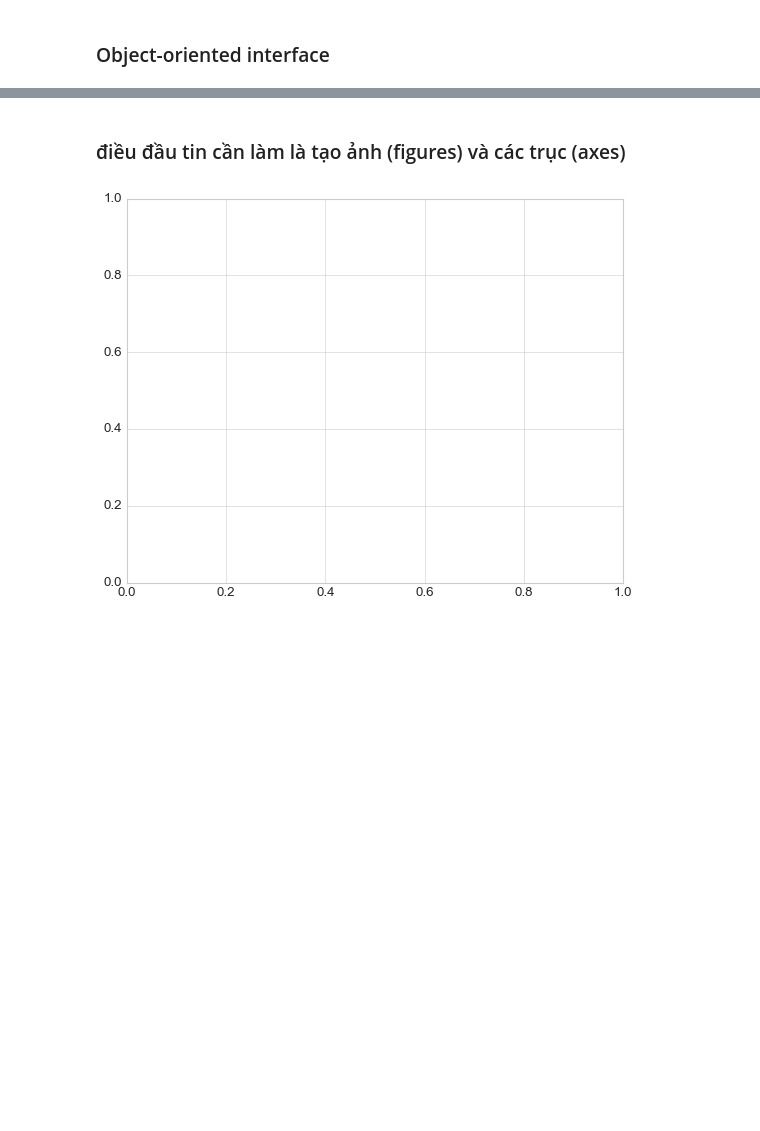
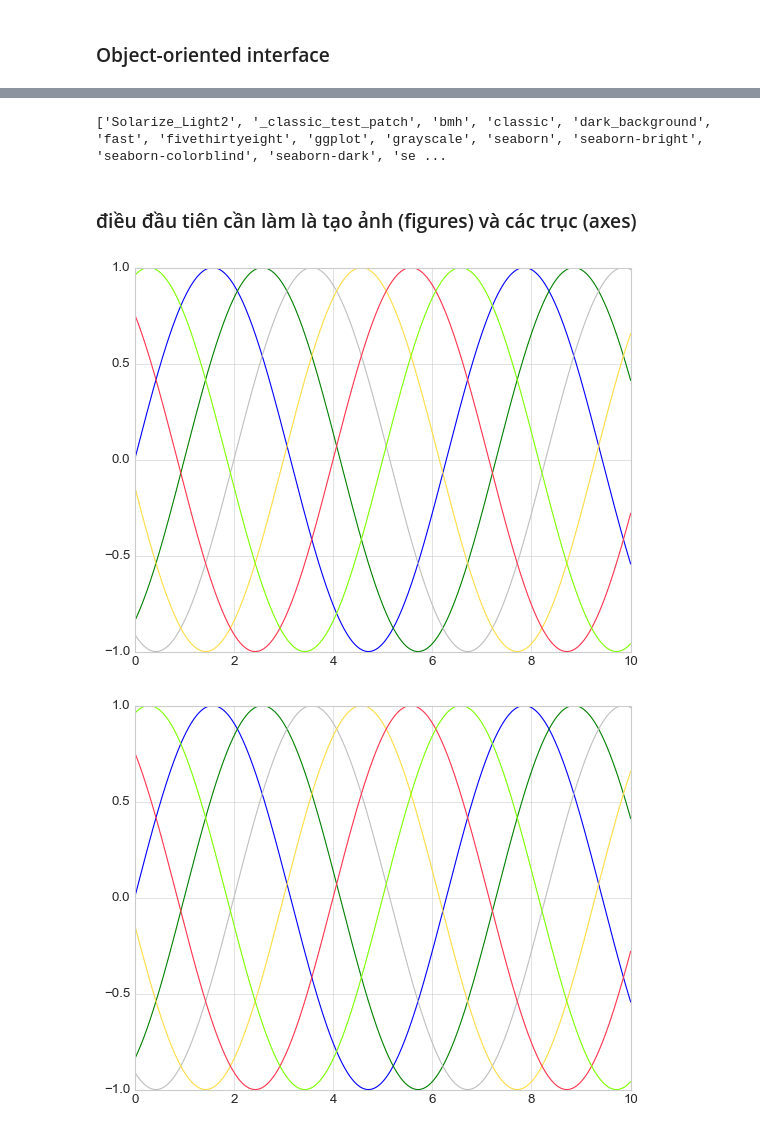
Before and after one commit to sonhoang23/Data-Science, a Jupyter notebook: repos/PythonDataScienceHandbook-Chapter4-Matplotlib/PythonDataScienceHandbook-Chapter4-Matplotlib.ipynb, the cells around one changed output, grey strips where cells are left out. Drawn from its saved outputs; the diff is of its cells as text; code cells hidden in the pictures; blank space fills up the shorter version.

```diff
--- a/repos/PythonDataScienceHandbook-Chapter4-Matplotlib/PythonDataScienceHandbook-Chapter4-Matplotlib.ipynb
+++ b/repos/PythonDataScienceHandbook-Chapter4-Matplotlib/PythonDataScienceHandbook-Chapter4-Matplotlib.ipynb
@@ -63,20 +65,33 @@ fig.canvas.get_supported_filetypes()
 import matplotlib.pyplot as plt
 import numpy as np
 # %%
-plt.style.use('seaborn-whitegrid')
-# print(plt.style.available) # các style
+seaborn_whitegrid_style=plt
+seaborn_whitegrid_style.style.use('seaborn-whitegrid')
+print(seaborn_whitegrid_style.style.available) # các style
+# %% [output]
+['Solarize_Light2', '_classic_test_patch', 'bmh', 'classic', 'dark_background', 'fast', 'fivethirtyeight', 'ggplot', 'grayscale', 'seaborn', 'seaborn-bright', 'seaborn-colorblind', 'seaborn-dark', 'se ...
 # %% [markdown]
-### điều đầu tin cần làm là tạo ảnh (figures) và các trục (axes)
+### điều đầu tiên cần làm là tạo ảnh (figures) và các trục (axes)
 # %%
-fig = plt.figure()
-ax = plt.axes()
+fig = seaborn_whitegrid_style.figure()
+ax = seaborn_whitegrid_style.axes()
 # In Matplotlib, the figure (an instance of the class plt.Figure) can be thought of as a
 # single container that contains all the objects representing axes, graphics, text, and
 # labels. The axes (an instance of the class plt.Axes) is what we see above: a bounding
 # box with ticks and labels, which will eventually contain the plot elements that make
 # up our visualization. Throughout this book, we’ll commonly use the variable name
 # fig to refer to a figure instance, and ax to refer to an axes instance or group of axes
 # instances.
+x = np.linspace(0, 10, 1000) #khởi tạo một linear array
+plt.plot(x, np.sin(x - 0), color='blue') # specify color by name
+plt.plot(x, np.sin(x - 1), color='g') # short color code (rgbcmyk)
+plt.plot(x, np.sin(x - 2), color='0.75') # Grayscale between 0 and 1
+plt.plot(x, np.sin(x - 3), color='#FFDD44') # Hex code (RRGGBB from 00 to FF)
+plt.plot(x, np.sin(x - 4), color=(1.0,0.2,0.3)) # RGB tuple, values 0 and 1
+plt.plot(x, np.sin(x - 5), color='chartreuse'); # all HTML color names supported
+
+fig
 # %% [output]
-[figure, old version]
+[figure, new version]
+[figure, added]
 # %%
```
Also changed, not shown: parts of 38 cells of this notebook, 7 other files.
